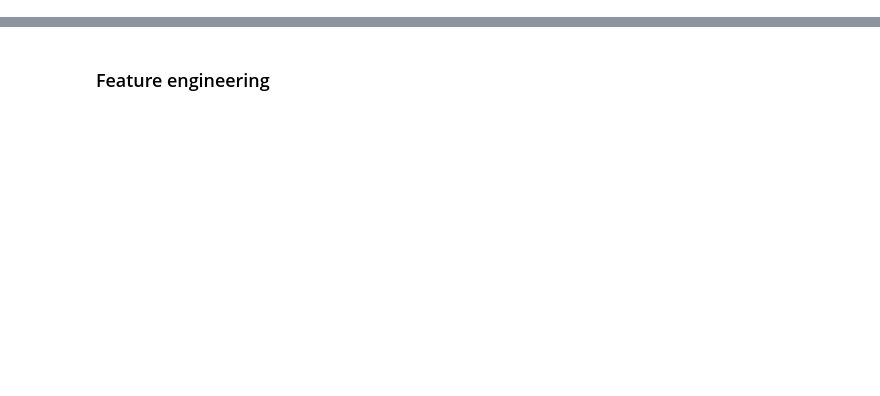
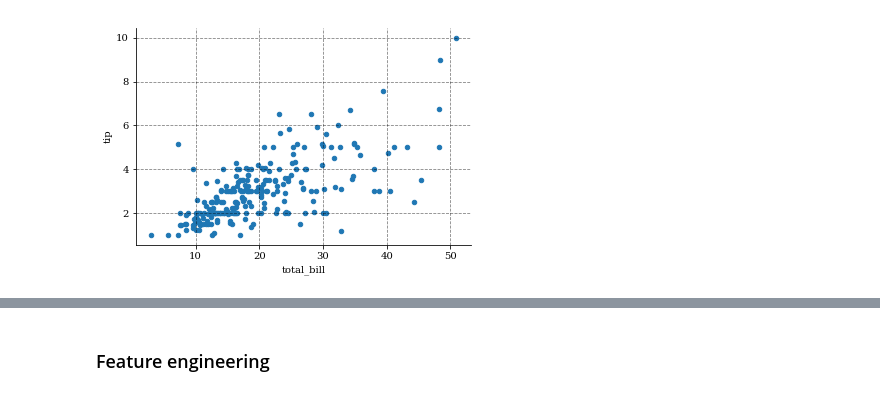
Before and after one commit to locie/simurex2018_workshop, a Jupyter notebook: celliern/machine_learning/workshop_ml.ipynb, the cells around one changed output, grey strips where cells are left out. Saved outputs shown, nothing was run; the diff lists cells and outputs as text; code cells hidden in the pictures; blank space fills up the shorter version.

Commit message:
add data for ML and update gitignore

```diff
--- a/celliern/machine_learning/workshop_ml.ipynb
+++ b/celliern/machine_learning/workshop_ml.ipynb
@@ -21,0 +44,10 @@ These last ones can be :
+# %%
+import pandas as pd
+import pylab as pl
+pl.style.use("publication")
+
+%matplotlib inline
+# %%
+# The data is available via the seaborn stat package
+dataframe = sns.load_dataset("tips")
+dataframe.head(5)
@@ -21,0 +61,5 @@ These last ones can be :
+# %%
+# We plot the data
+dataframe.plot("total_bill", "tip", kind="scatter");
+# %% [output]
+[figure, added]
```
Also changed, not shown: parts of 62 cells of this notebook, 4 other files.
